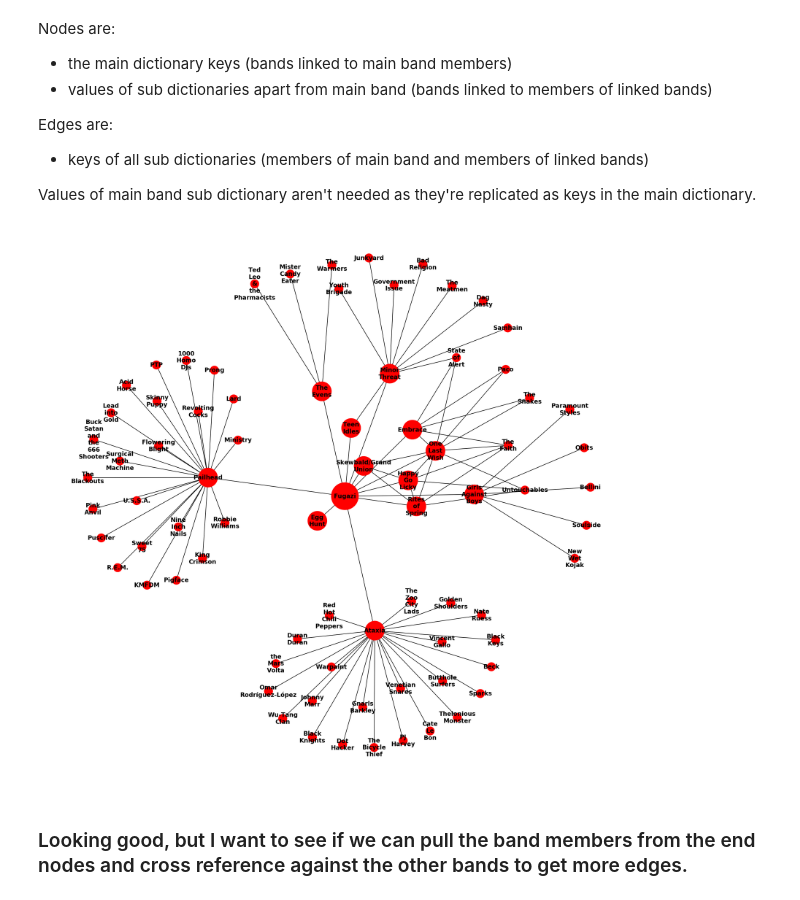
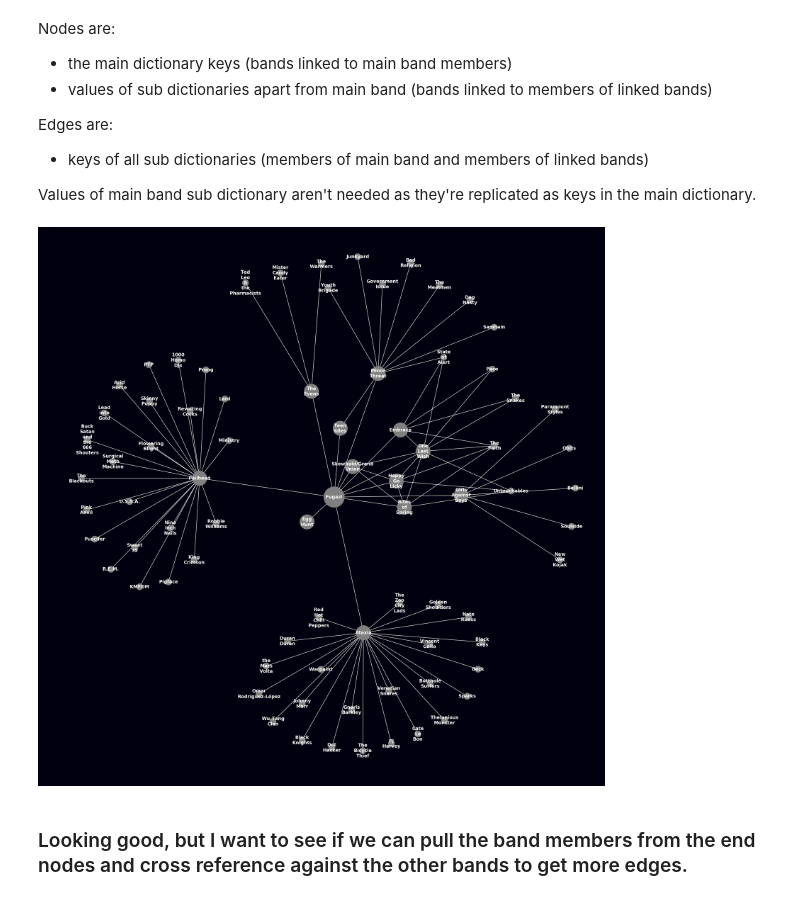
Before and after one commit to tobyjdore/band-maps, a Jupyter notebook: 02-wikipedia-scrape-test.ipynb, the cells around one changed output. Saved outputs shown, nothing was run; the diff lists cells and outputs as text; code cells hidden in the pictures.

```diff
--- a/02-wikipedia-scrape-test.ipynb
+++ b/02-wikipedia-scrape-test.ipynb
@@ -198,16 +198,23 @@ fugazi_graph = build_graph(fugazi_bands, nodes1, nodes2, edges)
 # %%
 labels = {a:b for a,b in zip(fugazi_graph.nodes,[x.replace(' ','\n') for x in fugazi_graph.nodes])}
 node_sizes = pd.Series(fugazi_graph.nodes).map(lambda x: 3000 if x=='Fugazi' else 1500 if x in nodes1 else 300)
-fig, ax = plt.subplots(figsize=(20,20))
+fig=plt.figure(figsize=(20,20))
+
 nx.draw_kamada_kawai(fugazi_graph,
                      labels=labels,
                      node_size=node_sizes,
-#                      node_size=4000,
-                     node_shape='o',width=1,
-                     font_color='black',font_weight='bold',
-                     ax=ax)
-plt.show();
+                     node_shape='o',
+                     node_color='#808080',
+                     width=1,
+                     font_color='white',
+                     font_weight='bold',
+                     edge_color='white')
+
+fig.set_facecolor("#00000F")
+
+# If you want to save the figure to png:
+# plt.savefig('yourname.png', facecolor=fig.get_facecolor() )
 # %% [output]
-[figure, old version]
+[figure, new version]
 # %% [markdown]
 ### Looking good, but I want to see if we can pull the band members from the end nodes and cross reference against the other bands to get more edges.
```
